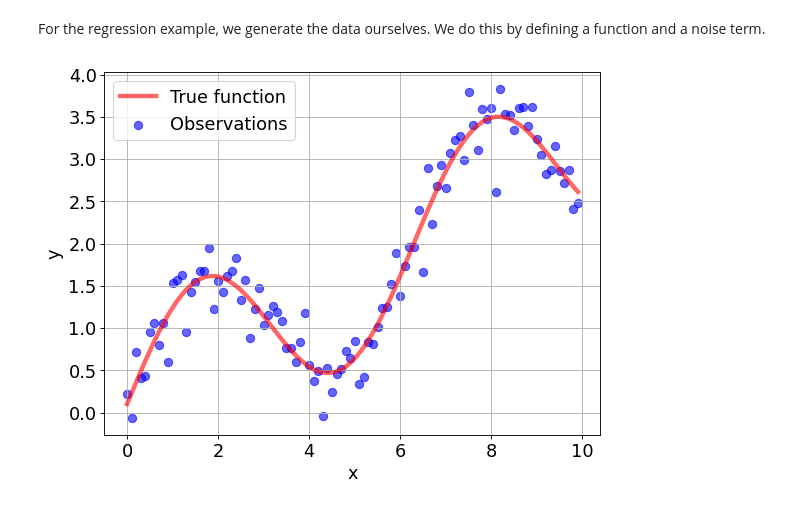
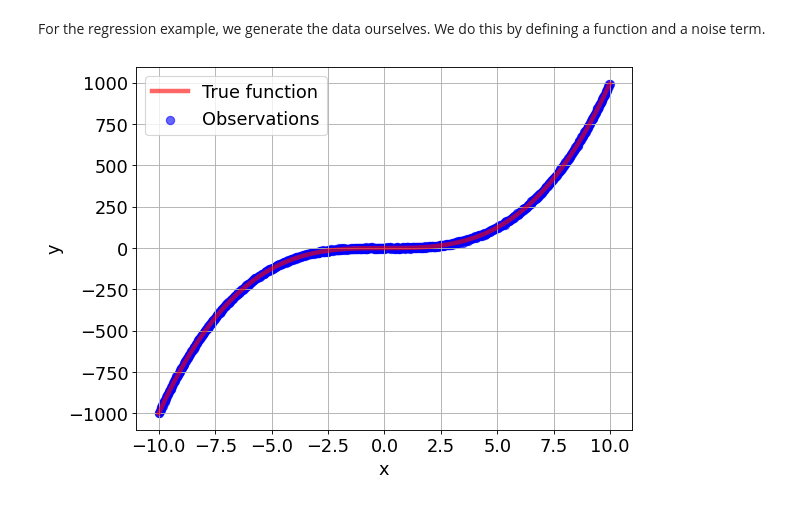
Before and after one commit to Kaleidophon/evidential-deep-learning-survey, a Jupyter notebook: example.ipynb, the cells around one changed output. Saved outputs shown, nothing was run; the diff lists cells and outputs as text; code cells hidden in the pictures.

Commit message:
Reproduce Amini et al. figure

```diff
--- a/example.ipynb
+++ b/example.ipynb
@@ -454,28 +454,38 @@ def generate_data(num_points: int, seed: int = 1234):
     noise = np.random.randn(*x.shape)
 
     return x, func(x), func(x) + noise / 4
+
+
+def generate_data2(num_points: int, seed: int = 1234):
+    np.random.seed(seed)
+    x = np.arange(-10, 10, 20 / num_points)
+
+    func = lambda x: x ** 3
+    noise = np.random.randn(*x.shape) * 3
+
+    return x, func(x), func(x) + noise
 # %%
 # Plot the data!
 
 plt.figure(figsize=(8, 6), dpi=80)
 ax = plt.gca()
 plt.grid(visible=True)
-x, true_y, y = generate_data(num_points=100)
+x, true_y, y = generate_data2(num_points=1000)
 
-removal_range = [25, 52]
+removal_range = [13, 25]
 
 def cut_data(arr, removal_range):
     return np.concatenate((arr[:removal_range[0] + 1], arr[removal_range[1]:]), axis=0)
 
 
 plt.plot(x, true_y, alpha=0.6, color="red", label="True function", linewidth=4)
 plt.scatter(x, y, alpha=0.6, color="blue", label="Observations", s=55)
 
 ax.set_xlabel("x", fontsize = 16)
 ax.set_ylabel('y', fontsize = 16)
 ax.tick_params(axis='both', which='major', labelsize=16)
 plt.legend(fontsize=16)
 plt.savefig(f"{IMG_PATH}/regression_example.png")
 plt.show()
 # %% [output]
-[figure, old version]
+[figure, new version]
```
Also changed, not shown: parts of 24 cells of this notebook, 1 other file.
